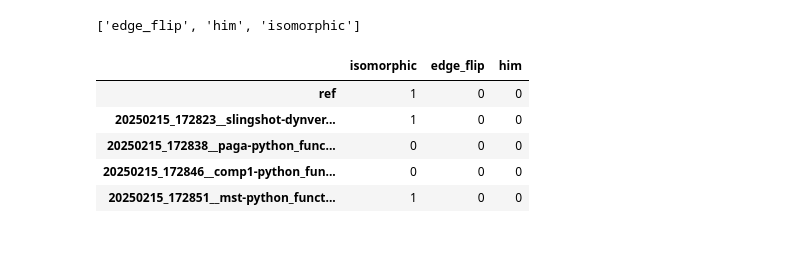
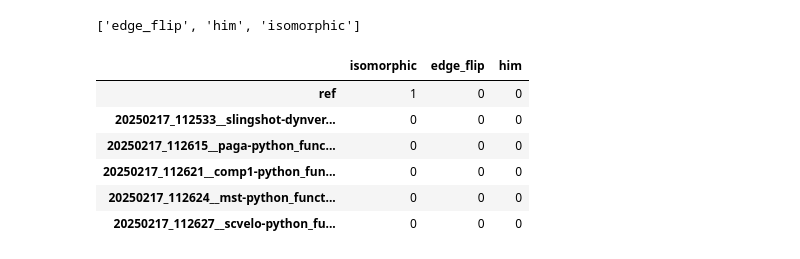
Before and after one commit to HuangDDU/cafe-release, a Jupyter notebook: notebook/benchmark_scvelo_pancreas.ipynb, the cells around one changed output. Saved outputs shown, nothing was run; the diff lists cells and outputs as text; code cells hidden in the pictures.

```diff
--- a/notebook/benchmark_scvelo_pancreas.ipynb
+++ b/notebook/benchmark_scvelo_pancreas.ipynb
@@ -103,12 +111,12 @@ AttributeError: 'NoneType' object has no attribute 'milestone_network'
 paga_method = cfe.method.FateMethod(method_name="paga")
 
 prior_information = {
-    "start_id": "C1",
+    "start_id": fadata.obs.index[0],
     "groups_id": fadata.obs[cluster_key].tolist()
 }
-parameters = {"filter_features": False, "connectivity_cutoff": 0.05}
+parameters = {"filter_features": False, "connectivity_cutoff": 0.3}
 fadata.add_prior_information(**prior_information)  # add prior information to fadata
 paga_method.infer_trajectory(fadata, parameters=parameters)
 
-cfe.plot.plot_trajectory(fadata, basis="tsne", color=cluster_key_list)
+cfe.plot.plot_trajectory(fadata, basis=basis, color=cluster_key_list)
 # %% [output]
@@ -163,8 +233,7 @@ cfe.plot.plot_trajectory(fadata, basis=basis, color=cluster_key_list)
 # %% [markdown]
 ## 指标
 # %%
-# parsed_model_name_list = fadata.get_all_model_name()
-# model_name_list = fadata.get_all_model_name(parse=False)
-# parsed_model_name_list, model_name_list
-# # model_name_list = model_name_list[:-1] # TODO: 最后一个mst指标暂时会出错， 原因在于对于无向图的简化操作会报错
+parsed_model_name_list = fadata.get_all_model_name()
+model_name_list = fadata.get_all_model_name(parse=False)
+parsed_model_name_list, model_name_list
 # %% [output]
@@ -182,30 +253,31 @@ cfe.plot.plot_trajectory(fadata, basis=basis, color=cluster_key_list)
 # %%
-# metrics = cfe.metric.metrics
-# metric_id_list = metrics[metrics["category"] == "topology"]["metric_id"].tolist()
-# metric_id_list
+metrics = cfe.metric.metrics
+metric_id_list = metrics[metrics["category"] == "topology"]["metric_id"].tolist()
+metric_id_list
 # %% [output]
 ['edge_flip', 'him', 'isomorphic']
 # %%
-# import pandas as pd
+import pandas as pd
 
 
-# model_metric_dict = {}
+model_metric_dict = {}
 
-# for model_name in model_name_list:
-#     model_metric = cfe.metric.calculate_metrics(
-#         fadata,
-#         metrics=metric_id_list,
-#         now_model=model_name,
-#         ref_model="ref"
-#     )
-#     model_metric_dict[model_name] = model_metric
+for model_name in model_name_list:
+    model_metric = cfe.metric.calculate_metrics(
+        fadata,
+        metrics=metric_id_list,
+        now_model=model_name,
+        ref_model="ref"
+    )
+    model_metric_dict[model_name] = model_metric
 
-# df = pd.DataFrame(model_metric_dict).T
-# df
+df = pd.DataFrame(model_metric_dict).T
+df
 # %% [output]
 |  | isomorphic | edge_flip | him |
 | ref | 1 | 0 | 0 |
-| 20250215_172823__slingshot-dynver... | 1 | 0 | 0 |
-| 20250215_172838__paga-python_func... | 0 | 0 | 0 |
-| 20250215_172846__comp1-python_fun... | 0 | 0 | 0 |
-| 20250215_172851__mst-python_funct... | 1 | 0 | 0 |
+| 20250217_112533__slingshot-dynver... | 0 | 0 | 0 |
+| 20250217_112615__paga-python_func... | 0 | 0 | 0 |
+| 20250217_112621__comp1-python_fun... | 0 | 0 | 0 |
+| 20250217_112624__mst-python_funct... | 0 | 0 | 0 |
+| 20250217_112627__scvelo-python_fu... | 0 | 0 | 0 |
```
Also changed, not shown: parts of 11 cells of this notebook, 10 other files.
